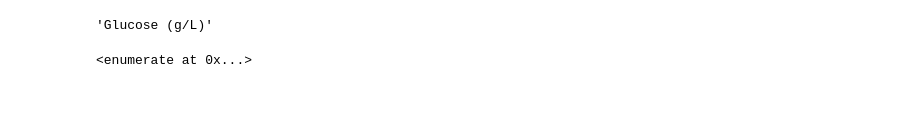
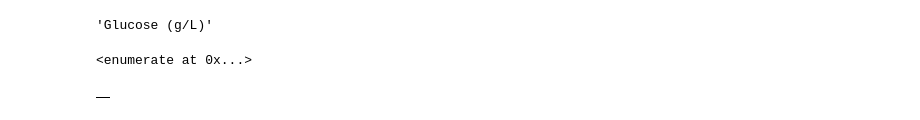
Before and after one commit to reubens9/masters_code, a Jupyter notebook: Rate_analysis_old.ipynb, the cells around one changed output. Saved outputs shown, nothing was run; the diff lists cells and outputs as text; code cells hidden in the pictures.

```diff
--- a/Rate_analysis_old.ipynb
+++ b/Rate_analysis_old.ipynb
@@ -112,3 +118,7 @@ Ci[0].name
 # %%
 # %% [output]
 <enumerate at 0x...>
+# %%
+hplc_data
+# %% [output]
+|  |
```
Also changed, not shown: parts of 7 cells of this notebook, 5 other files.
